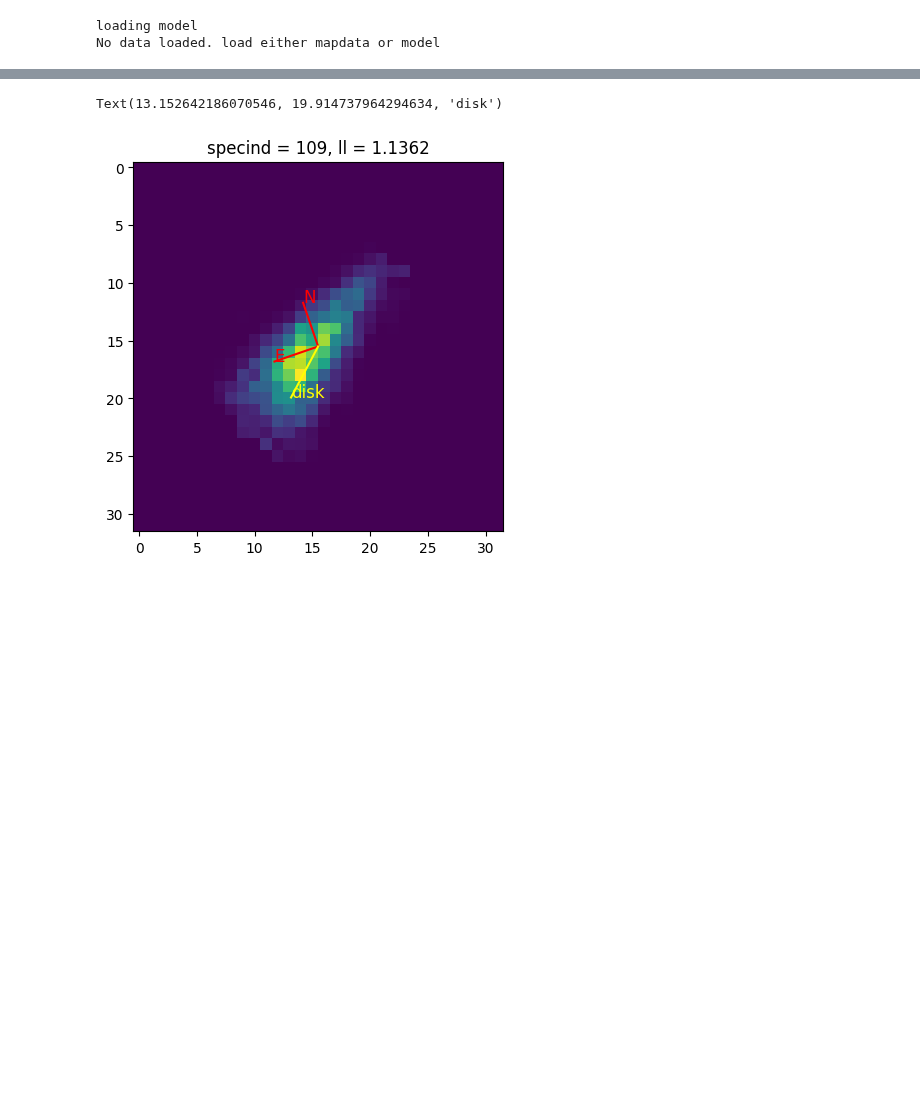
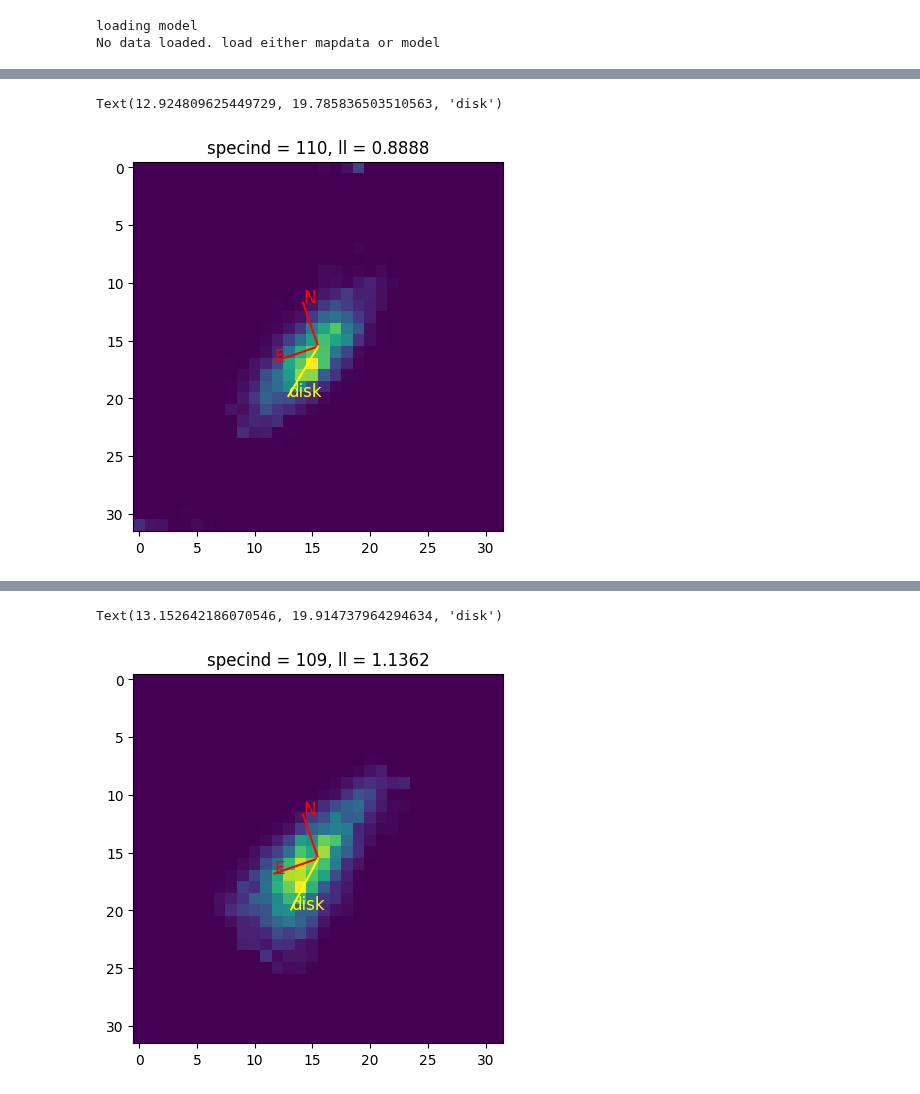
Before and after one commit to YooJung-Kim/PLred, a Jupyter notebook: PLred/examples/example_image_reconstruction/example_image_reconstruction.ipynb, the cells around one changed output, grey strips where cells are left out. Cells and saved outputs as stored; diff of their text form; code cells hidden in the pictures; blank space fills up the shorter version.

```diff
--- a/PLred/examples/example_image_reconstruction/example_image_reconstruction.ipynb
+++ b/PLred/examples/example_image_reconstruction/example_image_reconstruction.ipynb
@@ -46,0 +45,29 @@ Done
+# %%
+plt.imshow(locs2image(rc.post_locs, rc.axis_len)) #,
+#         extent = (-image_fov/2, image_fov/2, -image_fov/2, image_fov/2),
+#         origin='upper')
+# plt.axvline(0, color='white', alpha=0.3)
+# plt.axhline(0, color='white', alpha=0.3)
+plt.title('specind = %d, ll = %.4f' % (specind, rc.current_ll))
+# plt.xlabel('x (mas)')
+# plt.ylabel('y (mas)')
+
+disk_PA = 130
+pad = 71
+xc, yc = 15.5, 15.5
+dx_disk = -5*np.cos(np.radians(pad - disk_PA))
+dy_disk = -5*np.sin(np.radians(pad - disk_PA))
+
+dx = -4*np.cos(np.radians(pad))
+dy = -4*np.sin(np.radians(pad))
+plt.plot([xc, xc+dx], [yc, yc+dy], 'r')
+plt.text(xc+dx, yc+dy, 'N', color='r', fontsize=12)
+
+plt.plot([xc, xc+dy], [yc, yc-dx], 'r')
+plt.text(xc+dy, yc-dx, 'E', color='r', fontsize=12)
+
+plt.plot([xc, xc+dx_disk], [yc, yc+dy_disk], 'yellow')
+plt.text(xc+dx_disk, yc+dy_disk, 'disk', color='yellow', fontsize=12)
+# %% [output]
+Text(12.924809625449729, 19.785836503510563, 'disk')
+[figure, added]
```
Also changed, not shown: parts of 6 cells of this notebook, 3 other files.
